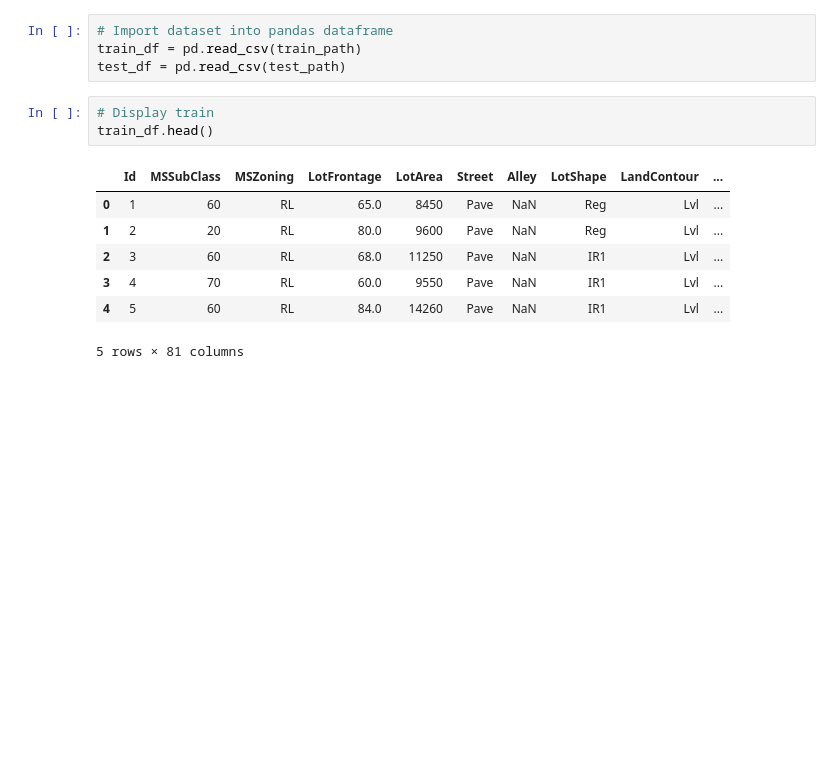
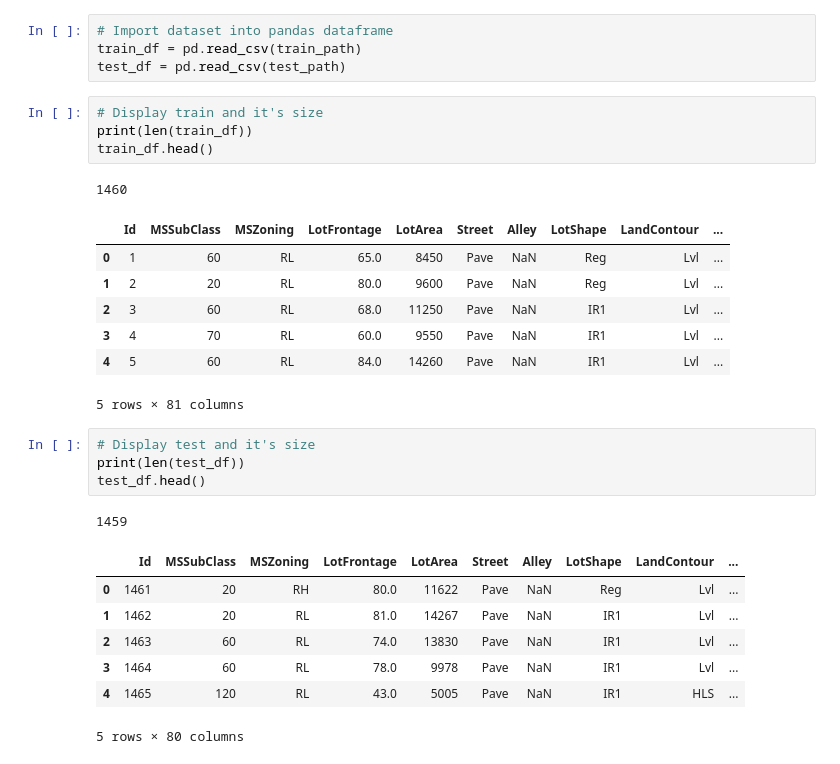
Before and after one commit to jsninoladino/housing_prices, a Jupyter notebook: source/source.ipynb, the cells around one changed output. Saved outputs shown, nothing was run; the diff lists cells and outputs as text; blank space fills up the shorter version.

```diff
--- a/source/source.ipynb
+++ b/source/source.ipynb
@@ -20,13 +20,28 @@ test_path = os.path.abspath(os.path.join(data_dir, "test.csv"))
 train_df = pd.read_csv(train_path)
 test_df = pd.read_csv(test_path)
 # %%
-# Display train
+# Display train and it's size
+print(len(train_df))
 train_df.head()
 # %% [output]
+1460
 |  | Id | MSSubClass | MSZoning | LotFrontage | LotArea | Street | Alley | LotShape | LandContour | ... |
 | 0 | 1 | 60 | RL | 65.0 | 8450 | Pave | NaN | Reg | Lvl | ... |
 | 1 | 2 | 20 | RL | 80.0 | 9600 | Pave | NaN | Reg | Lvl | ... |
 | 2 | 3 | 60 | RL | 68.0 | 11250 | Pave | NaN | IR1 | Lvl | ... |
 | 3 | 4 | 70 | RL | 60.0 | 9550 | Pave | NaN | IR1 | Lvl | ... |
 | 4 | 5 | 60 | RL | 84.0 | 14260 | Pave | NaN | IR1 | Lvl | ... |
-5 rows × 81 columns
+5 rows × 81 columns
+# %%
+# Display test and it's size
+print(len(test_df))
+test_df.head()
+# %% [output]
+1459
+|  | Id | MSSubClass | MSZoning | LotFrontage | LotArea | Street | Alley | LotShape | LandContour | ... |
+| 0 | 1461 | 20 | RH | 80.0 | 11622 | Pave | NaN | Reg | Lvl | ... |
+| 1 | 1462 | 20 | RL | 81.0 | 14267 | Pave | NaN | IR1 | Lvl | ... |
+| 2 | 1463 | 60 | RL | 74.0 | 13830 | Pave | NaN | IR1 | Lvl | ... |
+| 3 | 1464 | 60 | RL | 78.0 | 9978 | Pave | NaN | IR1 | Lvl | ... |
+| 4 | 1465 | 120 | RL | 43.0 | 5005 | Pave | NaN | IR1 | HLS | ... |
+5 rows × 80 columns
```
Also changed, not shown: parts of 7 cells of this notebook, 1 other file.
